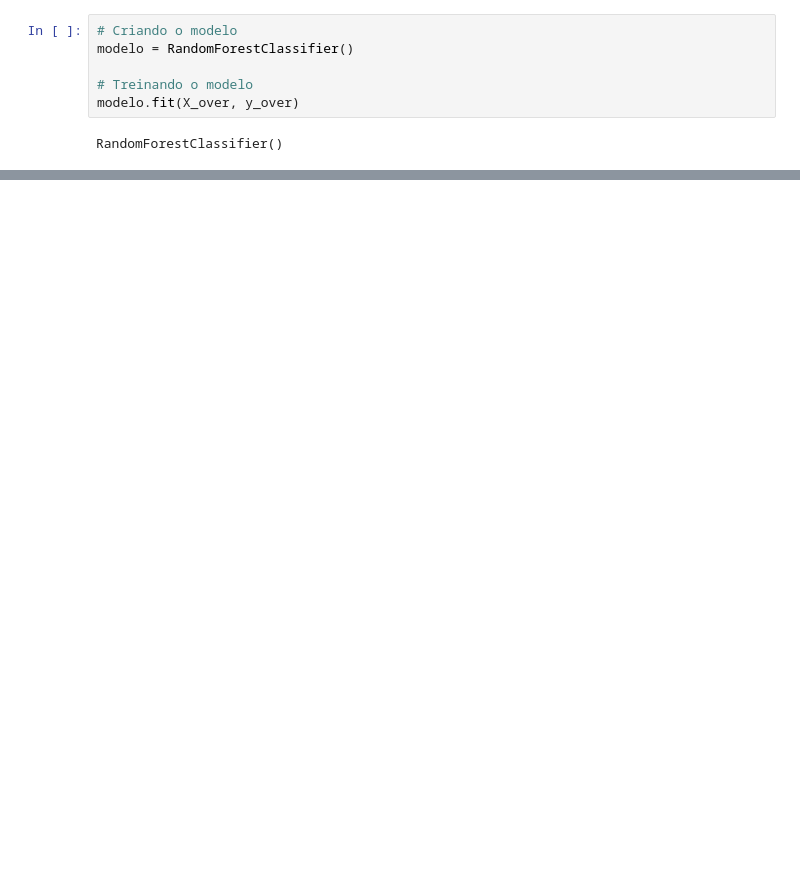
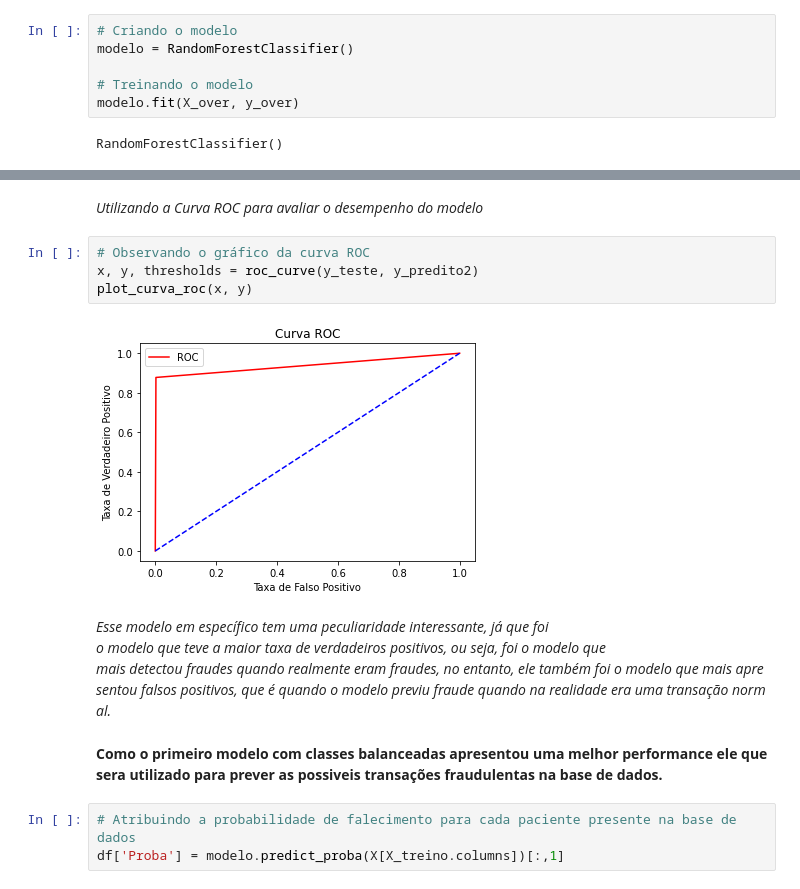
Before and after one commit to JosenildoJunior/Fraud_prediction, a Jupyter notebook: CreditCard_fraud_detection.ipynb, the cells around one changed output, grey strips where cells are left out. Drawn from its saved outputs; the diff is of its cells as text; blank space fills up the shorter version.

```diff
--- a/CreditCard_fraud_detection.ipynb
+++ b/CreditCard_fraud_detection.ipynb
@@ -521,0 +621,15 @@ feature_importances
+# %% [markdown]
+*Utilizando a Curva ROC para avaliar o desempenho do modelo*
+# %%
+# Observando o gráfico da curva ROC
+x, y, thresholds = roc_curve(y_teste, y_predito2)
+plot_curva_roc(x, y)
+# %% [output]
+[figure, added]
+# %% [markdown]
+*Esse modelo em específico tem uma peculiaridade interessante, já que foi o modelo que teve a maior taxa de verdadeiros positivos, ou seja, foi o modelo que mais detectou fraudes quando realmente eram fraudes, no entanto, ele também foi o modelo que mais apresentou falsos positivos, que é quando o modelo previu fraude quando na realidade era uma transação normal.*
+# %% [markdown]
+**Como o primeiro modelo com classes balanceadas apresentou uma melhor performance ele que sera utilizado para prever as possiveis transações fraudulentas na base de dados.**
+# %%
+# Atribuindo a probabilidade de falecimento para cada paciente presente na base de dados
+df['Proba'] = modelo.predict_proba(X[X_treino.columns])[:,1]
```
Also changed, not shown: parts of 59 cells of this notebook.
